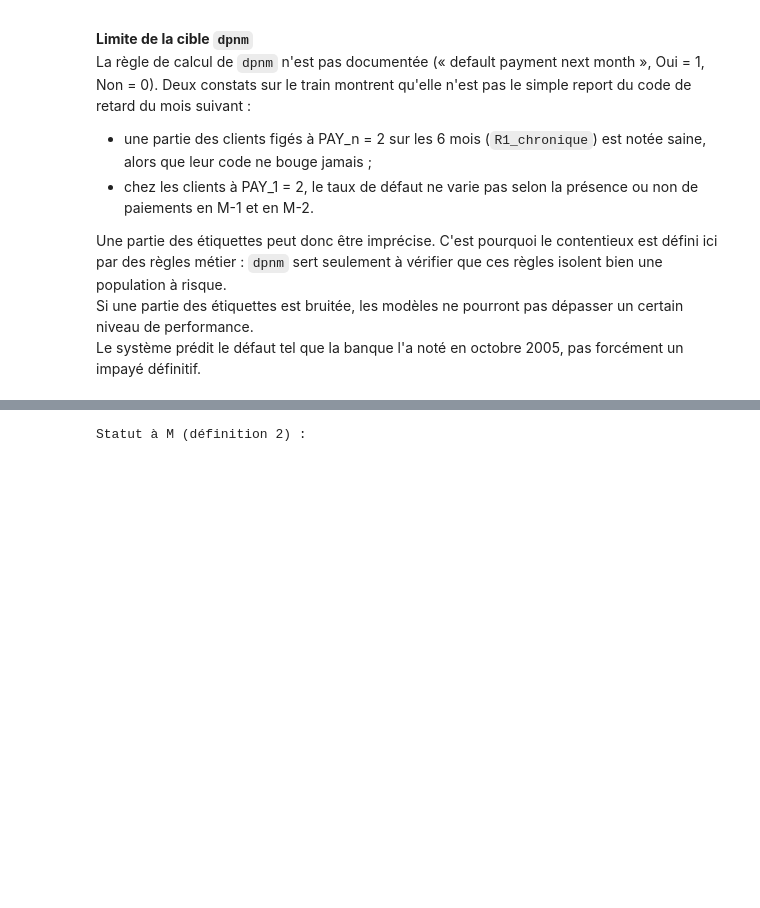
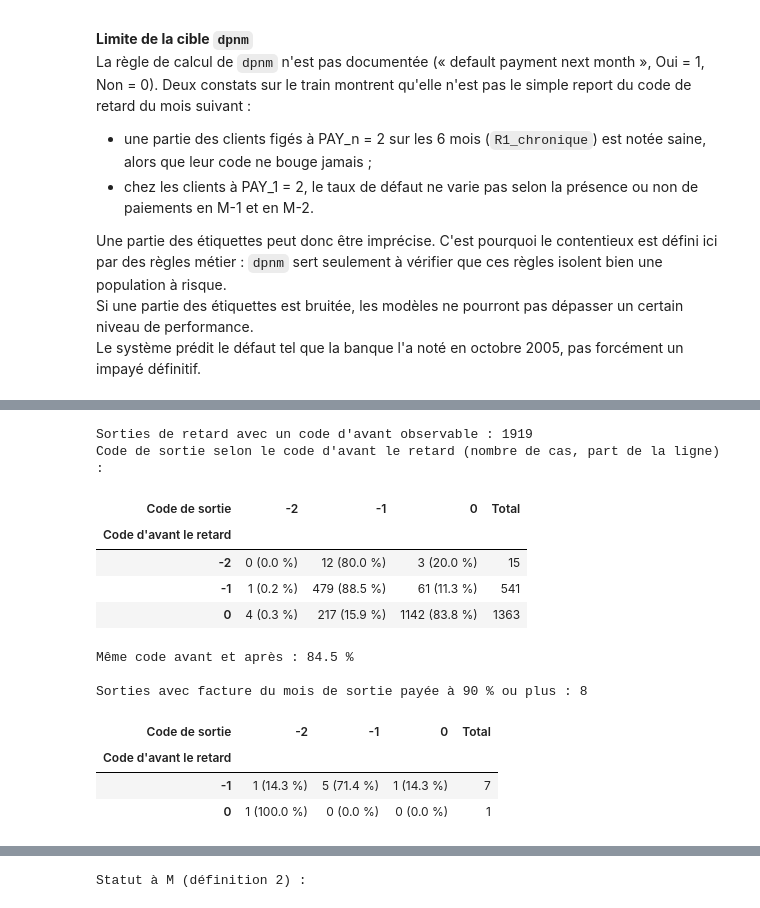
Before and after one commit to johan-mac-59/RiskLens_ML, a Jupyter notebook: src/05_02_EDA_contentieux.ipynb, the cells around one changed output, grey strips where cells are left out. Saved outputs shown, nothing was run; the diff lists cells and outputs as text; code cells hidden in the pictures; blank space fills up the shorter version.

```diff
--- a/src/05_02_EDA_contentieux.ipynb
+++ b/src/05_02_EDA_contentieux.ipynb
@@ -125,7 +126,8 @@ def corriger_faux_codage(d, neutraliser_endormis=False):
     d_corrige[pay_cols] = codes
     return d_corrige, faux_codage, surveillance
 
-def recodage_pay1(d):
+def recode_pay1temp(d):
+    # Version d'origine du recodage (règle 1), remplacée par recodage_pay1 en section 6.1
     # Ratio de paiement de M-1 sur la facture précédente (en %), 0 si pas de facture positive
     ratio = (d['PAY_AMT1'] / d['BILL_AMT2'].where(d['BILL_AMT2'] > 0) * 100).fillna(0)
     # Aucun paiement sur 2 mois (décalage d'enregistrement des paiements)
@@ -145,7 +147,7 @@ def recodage_pay1(d):
 def statut_ctx_final(d):
     # 1. Correction des faux codages, 2. recodage du mois de transition, 3. statuts
     d_corrige, faux_codage, surveillance = corriger_faux_codage(d)
-    pay1 = recodage_pay1(d_corrige)
+    pay1 = recode_pay1temp(d_corrige)
     passe_ctx = (d_corrige[['PAY_2', 'PAY_3', 'PAY_4', 'PAY_5', 'PAY_6']] >= 2).any(axis=1)
 
     # Retard payé : en retard à M-1 (PAY_1 >= 2) mais facture payée à 90 % ou plus en M-1 ou en M-2
@@ -282,7 +284,7 @@ Les entrées en M-6 ne sont pas observables (pas de mois précédent). Un client
 # Convention : PAY_n et PAY_AMTn portent sur la facture BILL_AMT(n+1) (dette de fin de mois n+1, exigible au mois n)
 codes_train = df_train[pay_cols].copy()
 # Étude faite sur les codes d'origine (avant correction des faux codages), PAY_1 recodé
-codes_train['PAY_1'] = recodage_pay1(df_train)
+codes_train['PAY_1'] = recode_pay1temp(df_train)
 
 def facture(d, k):
     # Facture exigible au mois k = BILL_AMT(k+1)
@@ -810,0 +821,54 @@ La règle avait déjà été validée une fois sur le test (section 7) : sa rela
+# %%
+# Sortie d'un retard : le client revient-il sur son code d'avant le retard ? (train, sans dpnm)
+# Nomenclature : PAY_n, PAY_AMTn et BILL_AMT(n+1) vont ensemble. Sortie au mois n : PAY_(n+1) >= 2 puis PAY_n <= 0.
+# Code d'avant = premier code < 2 qui précède la série de retards (PAY_(n+2), PAY_(n+3)...) ; n = 1 à 4
+# Codes corrigés des faux 2 (comptes endormis neutralisés), comme dans la définition 2
+d_corrige_6, _, _ = corriger_faux_codage(df_train, neutraliser_endormis=True)
+lignes = []
+for n in range(1, 5):
+    sortie = (d_corrige_6[f'PAY_{n+1}'] >= 2) & (d_corrige_6[f'PAY_{n}'] <= 0)
+    code_avant = pd.Series(np.nan, index=d_corrige_6.index)
+    a_chercher = sortie.copy()
+    for k in range(n + 2, 7):
+        trouve = a_chercher & (d_corrige_6[f'PAY_{k}'] < 2)
+        code_avant[trouve] = d_corrige_6.loc[trouve, f'PAY_{k}']
+        a_chercher &= ~trouve
+    ok = sortie & code_avant.notna()   # série qui remonte jusqu'à M-6 : code d'avant inconnu, exclue
+    facture = d_corrige_6.loc[ok, f'BILL_AMT{n+1}']
+    lignes.append(pd.DataFrame({
+        "Code d'avant le retard": code_avant[ok].astype(int),
+        'Code de sortie': d_corrige_6.loc[ok, f'PAY_{n}'],
+        'Solde payé (>= 90 %)': (d_corrige_6.loc[ok, f'PAY_AMT{n}'] >= 0.9 * facture) & (facture > 0),
+    }))
+sorties_6 = pd.concat(lignes, ignore_index=True)
+
+def compte_pct(tab):
+    # Nombre de cas (part de la ligne en %)
+    return tab.apply(lambda l: pd.Series([f"{v} ({v / l.sum() * 100:.1f} %)" for v in l], index=l.index), axis=1)
+
+meme_code = sorties_6["Code d'avant le retard"] == sorties_6['Code de sortie']
+print(f"Sorties de retard avec un code d'avant observable : {len(sorties_6)}")
+print("Code de sortie selon le code d'avant le retard (nombre de cas, part de la ligne) :")
+tab = pd.crosstab(sorties_6["Code d'avant le retard"], sorties_6['Code de sortie'])
+display(compte_pct(tab).assign(Total=tab.sum(axis=1)))
+print(f"Même code avant et après : {meme_code.mean() * 100:.1f} %")
+
+solde = sorties_6[sorties_6['Solde payé (>= 90 %)']]
+print(f"\nSorties avec facture du mois de sortie payée à 90 % ou plus : {len(solde)}")
+tab_solde = pd.crosstab(solde["Code d'avant le retard"], solde['Code de sortie'])
+display(compte_pct(tab_solde).assign(Total=tab_solde.sum(axis=1)))
+# %% [output]
+Sorties de retard avec un code d'avant observable : 1919
+Code de sortie selon le code d'avant le retard (nombre de cas, part de la ligne) :
+| Code de sortie | -2 | -1 | 0 | Total |
+| Code d'avant le retard |  |  |  |  |
+| -2 | 0 (0.0 %) | 12 (80.0 %) | 3 (20.0 %) | 15 |
+| -1 | 1 (0.2 %) | 479 (88.5 %) | 61 (11.3 %) | 541 |
+| 0 | 4 (0.3 %) | 217 (15.9 %) | 1142 (83.8 %) | 1363 |
+Même code avant et après : 84.5 %
+
+Sorties avec facture du mois de sortie payée à 90 % ou plus : 8
+| Code de sortie | -2 | -1 | 0 | Total |
+| Code d'avant le retard |  |  |  |  |
+| -1 | 1 (14.3 %) | 5 (71.4 %) | 1 (14.3 %) | 7 |
+| 0 | 1 (100.0 %) | 0 (0.0 %) | 0 (0.0 %) | 1 |
```
Also changed, not shown: parts of 6 cells of this notebook, 5 other files.
